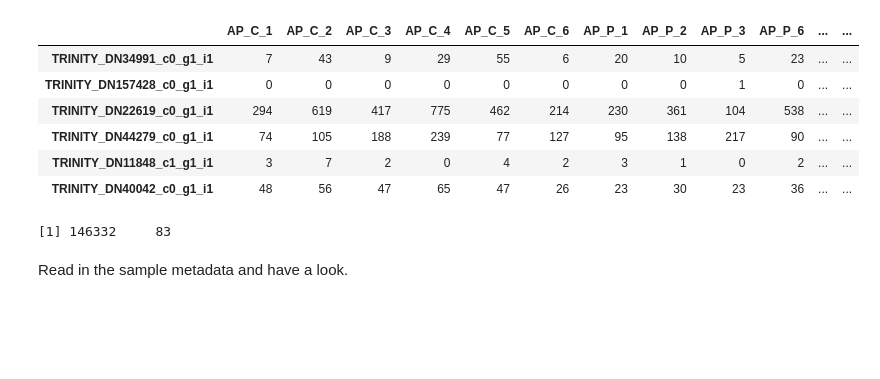
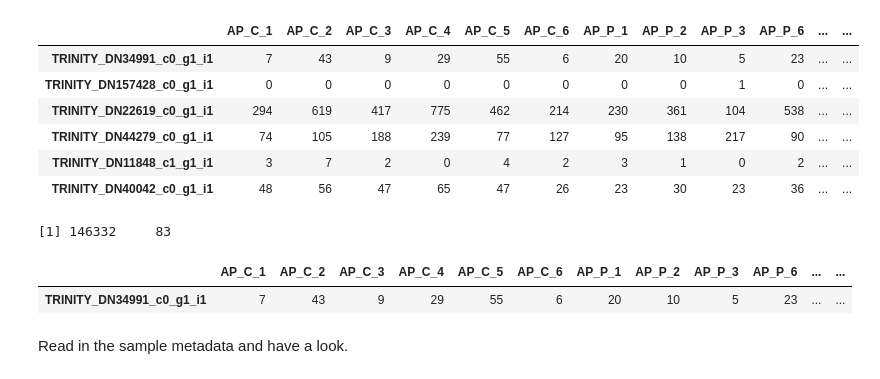
Before and after one commit to tepoltlab/RhithroLoxo_DE, a Jupyter notebook: juptyer_notebooks/DESeq2_RhithroLoxo.ipynb, the cells around one changed output. Drawn from its saved outputs; the diff is of its cells as text; code cells hidden in the pictures; blank space fills up the shorter version.

```diff
--- a/juptyer_notebooks/DESeq2_RhithroLoxo.ipynb
+++ b/juptyer_notebooks/DESeq2_RhithroLoxo.ipynb
@@ -76,6 +76,11 @@ dim(all_counts)
 | TRINITY_DN11848_c1_g1_i1 | 3 | 7 | 2 | 0 | 4 | 2 | 3 | 1 | 0 | 2 | ... | ... |
 | TRINITY_DN40042_c0_g1_i1 | 48 | 56 | 47 | 65 | 47 | 26 | 23 | 30 | 23 | 36 | ... | ... |
 [1] 146332     83
+# %%
+all_counts["TRINITY_DN34991_c0_g1_i1",]
+# %% [output]
+|  | AP_C_1 | AP_C_2 | AP_C_3 | AP_C_4 | AP_C_5 | AP_C_6 | AP_P_1 | AP_P_2 | AP_P_3 | AP_P_6 | ... | ... |
+| TRINITY_DN34991_c0_g1_i1 | 7 | 43 | 9 | 29 | 55 | 6 | 20 | 10 | 5 | 23 | ... | ... |
 # %% [markdown]
 Read in the sample metadata and have a look.
 # %%
```
Also changed, not shown: parts of 2 cells of this notebook, 3 other files.
